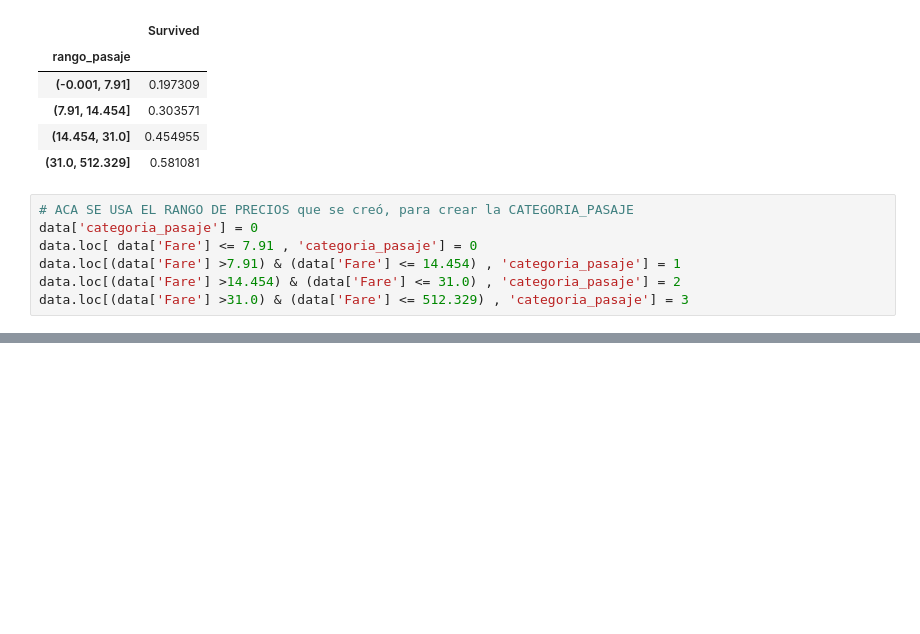
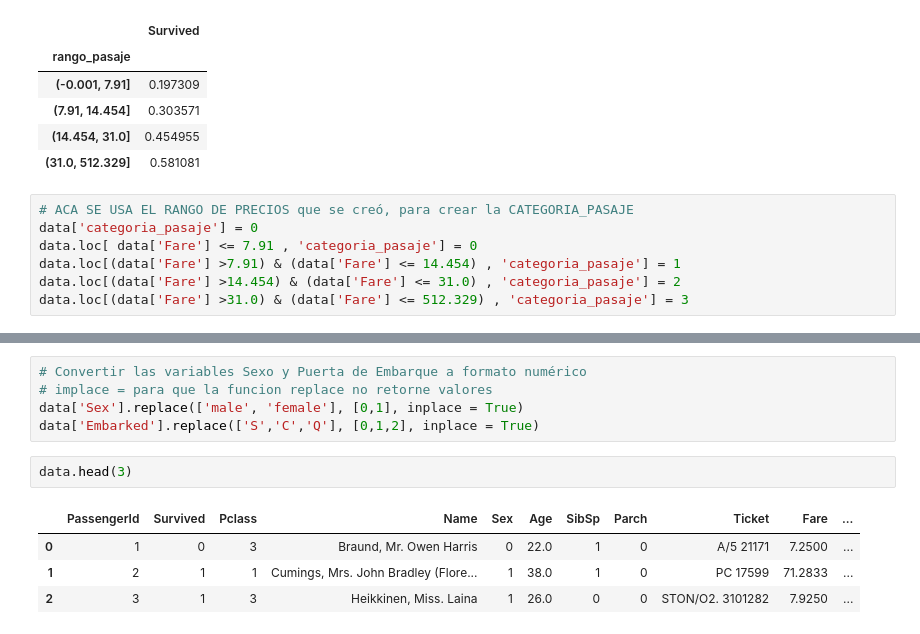
Before and after one commit to albaniamusabeli/Machine-Learning-Titanic, a Jupyter notebook: py-titanic.ipynb, the cells around one changed output, grey strips where cells are left out. Cells and saved outputs as stored; diff of their text form; blank space fills up the shorter version.

```diff
--- a/py-titanic.ipynb
+++ b/py-titanic.ipynb
@@ -319,0 +332,12 @@ sns.pointplot('categoria_pasaje', 'Survived', data = data, hue = 'Sex')
+# %%
+# Convertir las variables Sexo y Puerta de Embarque a formato numérico
+# implace = para que la funcion replace no retorne valores
+data['Sex'].replace(['male', 'female'], [0,1], inplace = True)
+data['Embarked'].replace(['S','C','Q'], [0,1,2], inplace = True)
+# %%
+data.head(3)
+# %% [output]
+|  | PassengerId | Survived | Pclass | Name | Sex | Age | SibSp | Parch | Ticket | Fare | ... |
+| 0 | 1 | 0 | 3 | Braund, Mr. Owen Harris | 0 | 22.0 | 1 | 0 | A/5 21171 | 7.2500 | ... |
+| 1 | 2 | 1 | 1 | Cumings, Mrs. John Bradley (Flore... | 1 | 38.0 | 1 | 0 | PC 17599 | 71.2833 | ... |
+| 2 | 3 | 1 | 3 | Heikkinen, Miss. Laina | 1 | 26.0 | 0 | 0 | STON/O2. 3101282 | 7.9250 | ... |
```
Also changed, not shown: parts of 17 cells of this notebook, 3 other files.
